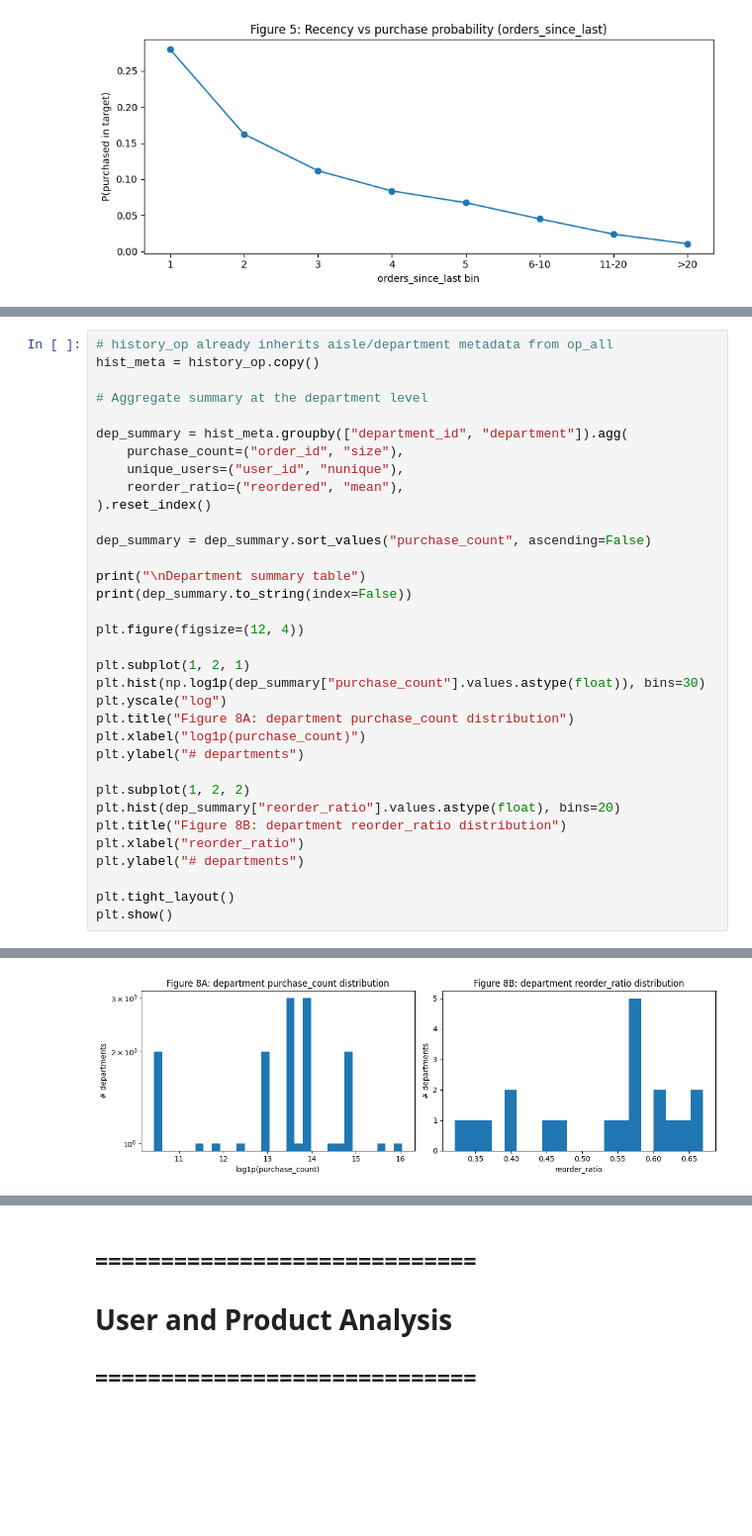
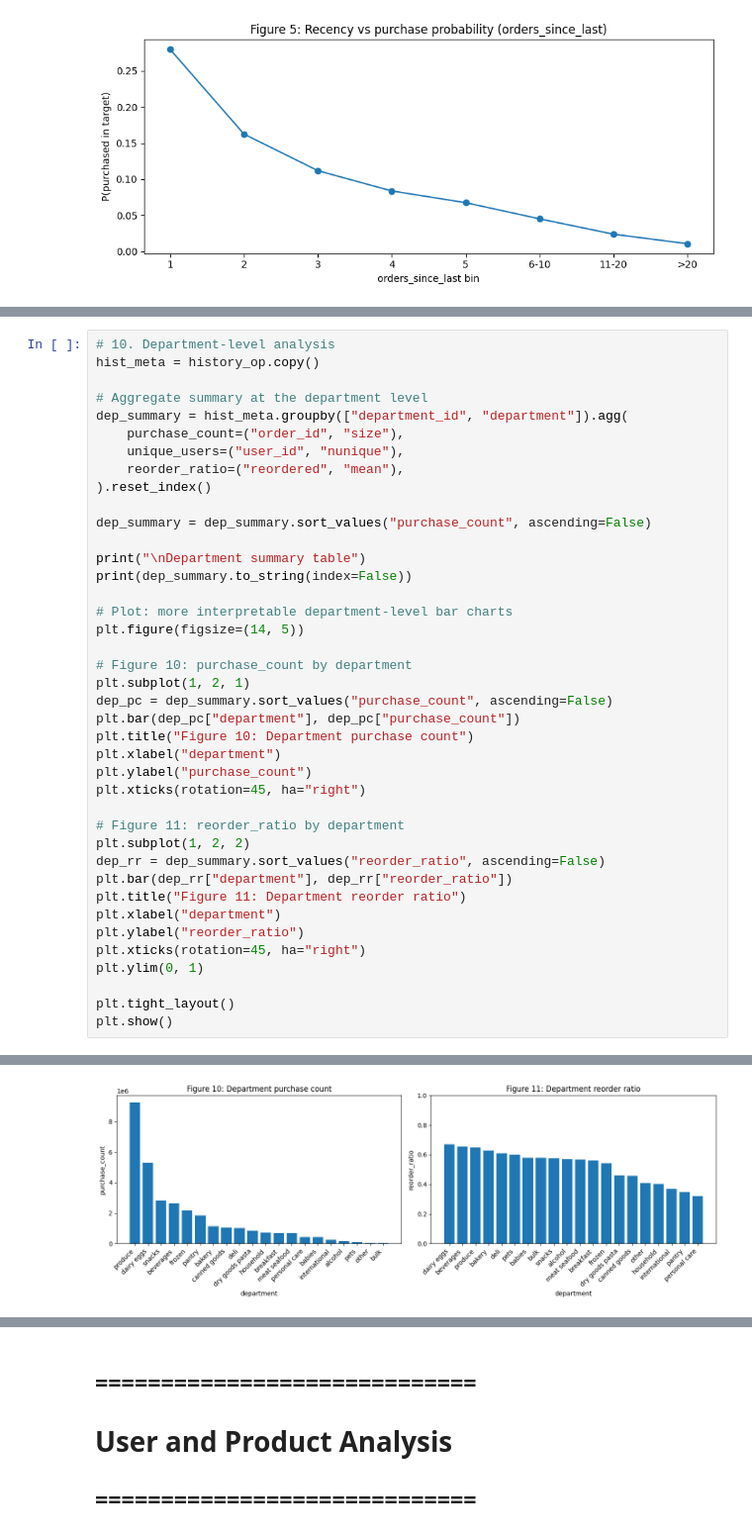
Before and after one commit to Bettinapb/5971-Team-404-not-found, a Jupyter notebook: midterm_team 404 not found.ipynb, the cells around one changed output, grey strips where cells are left out. Shown at 99% size. Drawn from its saved outputs; the diff is of its cells as text; blank space fills up the shorter version.

```diff
--- a/midterm_team 404 not found.ipynb
+++ b/midterm_team 404 not found.ipynb
@@ -842,9 +850,8 @@ The dataset itself focuses only on repurchase behavior. However, in a real-world
 # %%
-# history_op already inherits aisle/department metadata from op_all
+# 10. Department-level analysis
 hist_meta = history_op.copy()
 
 # Aggregate summary at the department level
-
 dep_summary = hist_meta.groupby(["department_id", "department"]).agg(
     purchase_count=("order_id", "size"),
     unique_users=("user_id", "nunique"),
@@ -854,41 +861,48 @@ dep_summary = hist_meta.groupby(["department_id", "department"]).agg(
 dep_summary = dep_summary.sort_values("purchase_count", ascending=False)
 
 print("\nDepartment summary table")
 print(dep_summary.to_string(index=False))
 
-plt.figure(figsize=(12, 4))
+# Plot: more interpretable department-level bar charts
+plt.figure(figsize=(14, 5))
 
+# Figure 10: purchase_count by department
 plt.subplot(1, 2, 1)
-plt.hist(np.log1p(dep_summary["purchase_count"].values.astype(float)), bins=30)
-plt.yscale("log")
-plt.title("Figure 8A: department purchase_count distribution")
-plt.xlabel("log1p(purchase_count)")
-plt.ylabel("# departments")
+dep_pc = dep_summary.sort_values("purchase_count", ascending=False)
+plt.bar(dep_pc["department"], dep_pc["purchase_count"])
+plt.title("Figure 10: Department purchase count")
+plt.xlabel("department")
+plt.ylabel("purchase_count")
+plt.xticks(rotation=45, ha="right")
 
+# Figure 11: reorder_ratio by department
 plt.subplot(1, 2, 2)
-plt.hist(dep_summary["reorder_ratio"].values.astype(float), bins=20)
-plt.title("Figure 8B: department reorder_ratio distribution")
-plt.xlabel("reorder_ratio")
-plt.ylabel("# departments")
+dep_rr = dep_summary.sort_values("reorder_ratio", ascending=False)
+plt.bar(dep_rr["department"], dep_rr["reorder_ratio"])
+plt.title("Figure 11: Department reorder ratio")
+plt.xlabel("department")
+plt.ylabel("reorder_ratio")
+plt.xticks(rotation=45, ha="right")
+plt.ylim(0, 1)
 
 plt.tight_layout()
 plt.show()
 # %% [output]
 Department summary table
  department_id      department  purchase_count  unique_users  reorder_ratio
              4         produce         9251175        192360       0.649857
             16      dairy eggs         5291410        189418       0.670066
             19          snacks         2819833        172124       0.574233
              7       beverages         2625862        170792       0.653532
              1          frozen         2179561        161061       0.541749
             13          pantry         1829541        170410       0.346843
              3          bakery         1149448        138452       0.628229
             15    canned goods         1040700        131466       0.457324
             20            deli         1026198        131633       0.607681
              9 dry goods pasta          844412        122655       0.460738
 ... (6 lines left out)
              5         alcohol          149906         15563       0.569110
              8            pets           95186         14665       0.600908
              2           other           35310         17389       0.408355
             10            bulk           33847         12204       0.577983
-[figure, old version]
+[figure, new version]
```
Also changed, not shown: parts of 66 cells of this notebook.
